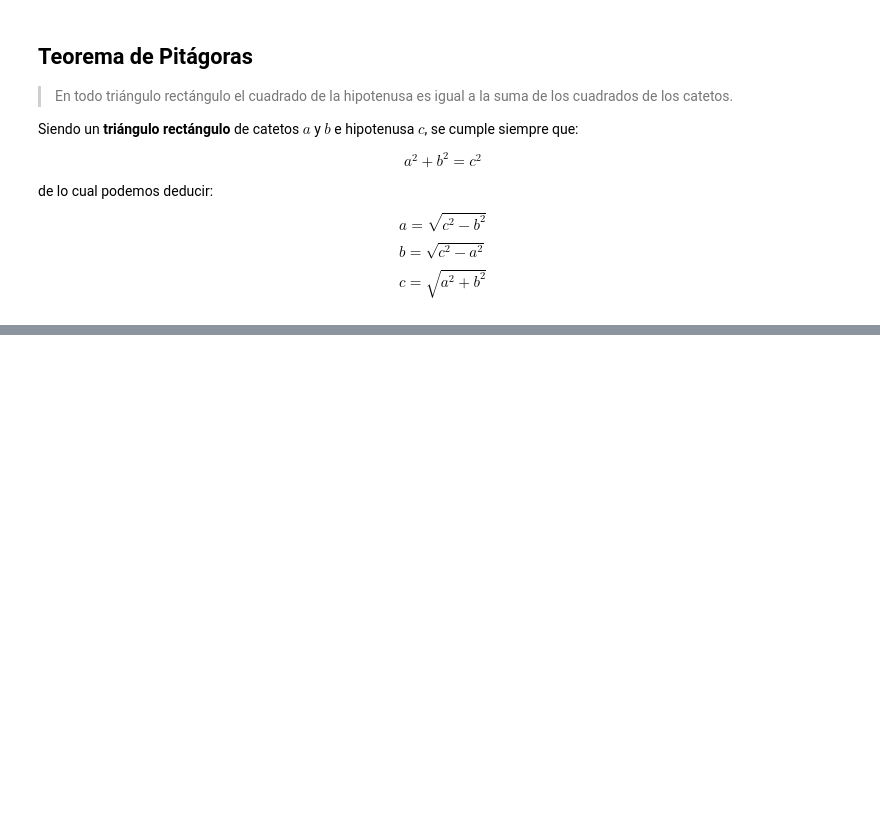
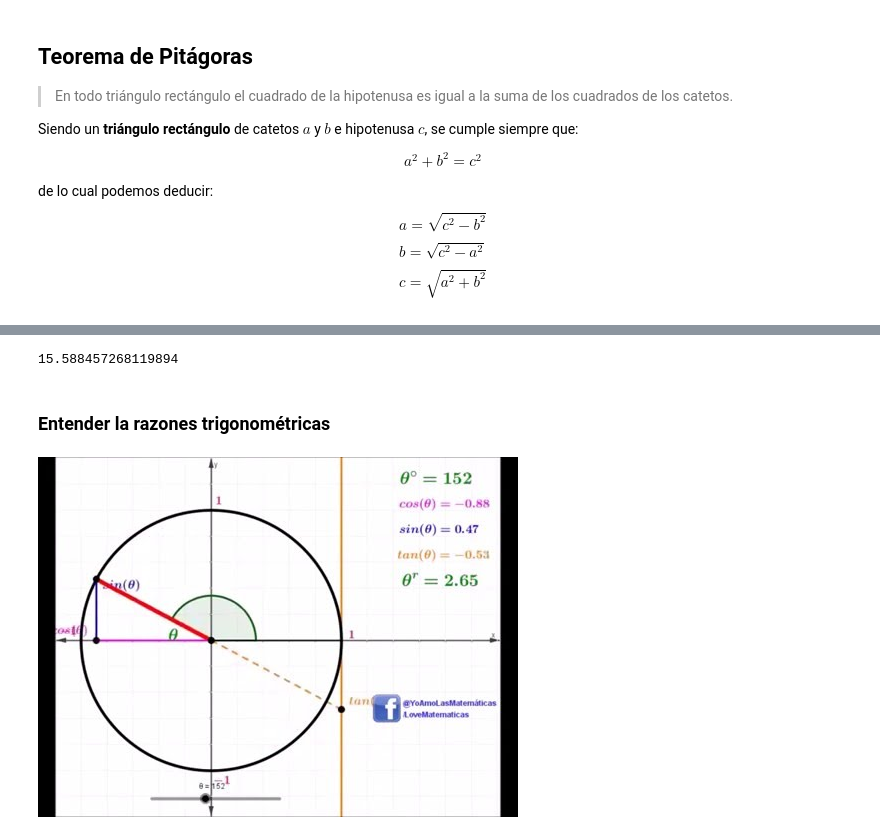
Before and after one commit to Deotratierra/fullstack, a Jupyter notebook: backend/src/001-matematicas/trigonometria/intro.ipynb, the cells around one changed output, grey strips where cells are left out. Saved outputs shown, nothing was run; the diff lists cells and outputs as text; code cells hidden in the pictures; blank space fills up the shorter version.

```diff
--- a/backend/src/001-matematicas/trigonometria/intro.ipynb
+++ b/backend/src/001-matematicas/trigonometria/intro.ipynb
@@ -51,0 +103,27 @@ Aquí puedes ver un ejemplo encontrando intuitivamente el máximo y el mínimo p
+# %%
+import math
+
+math.sin(65)
+math.cos(32)
+math.tan(50)
+
+math.asin(0.6)  # Inverso del seno
+math.acos(0.2)  # Inverso del coseno
+math.atan(0.1)  # Inverso de la tangente
+
+# Conversión de radianes a grados
+math.degrees(1.4)
+
+# Conversión de grados a radianes
+math.radians(90)
+
+18 * math.sin(math.radians(60))
+# %% [output]
+15.588457268119894
+# %% [markdown]
+### Entender la razones trigonométricas
+# %%
+from IPython.display import YouTubeVideo
+YouTubeVideo("gnlQdk_rb4s", width="100%", height=400)
+# %% [output]
+[figure, added]
```
Also changed, not shown: parts of 6 cells of this notebook, 5 other files.
